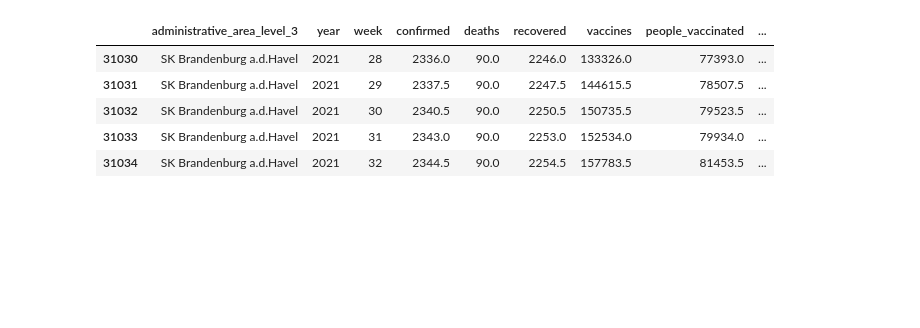
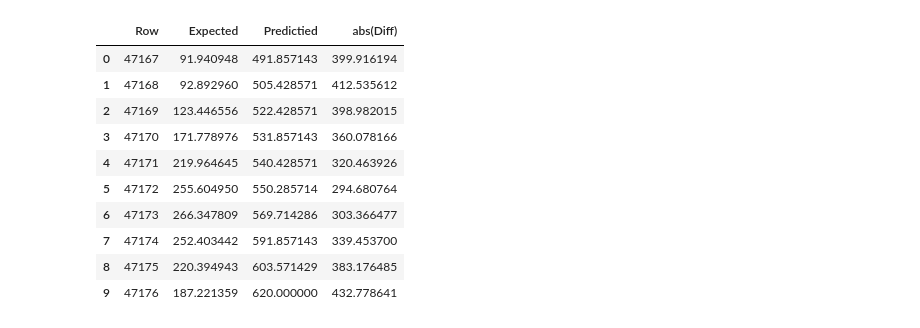
Before and after one commit to mario-dg/KI-Gruppe-03, a Jupyter notebook: network/lstm.ipynb, the cells around one changed output. Drawn from its saved outputs; the diff is of its cells as text; code cells hidden in the pictures; blank space fills up the shorter version.

Commit message:
current state of lstm

```diff
--- a/network/lstm.ipynb
+++ b/network/lstm.ipynb
@@ -21,5 +16,6 @@ Skipping registering GPU devices...
 # %%
-df_weekly = pd.read_csv('../data/clean/df_weekly.csv')
+# df_weekly = pd.read_csv('../data/clean/df_weekly.csv')
+df_weekly = pd.read_csv('../data/clean/df_weekly_incidence.csv')
 # %%
 data_admin_area = df_weekly.administrative_area_level_3.values
 # %%
@@ -244,19 +332,32 @@ WARNING:tensorflow:Layer lstm_3 will not use cuDNN kernels since it doesn't meet
 log_dir = "logs/fit/" + datetime.datetime.now().strftime("%Y%m%d-%H%M%S")
 tensorboard_callback = tf.keras.callbacks.TensorBoard(log_dir=log_dir, histogram_freq=1)
 
+
+class haltCallback(tf.keras.callbacks.Callback):
+    def on_epoch_end(self, epoch, logs={}):
+        stop_at = 0.03
+        if(logs.get('loss') <= stop_at):
+            print(f"\n\n\nReached {stop_at} loss value so cancelling training!\n\n\n")
+            self.model.stop_training = True
 
 
 ## Trainiere
 history = model.fit(
                     train_features_lstm,
                     train_target_lstm,
-                    epochs=50,
+                    epochs=3,
                     batch_size=32,
                     validation_data=(test_features_lstm, test_target_lstm),
-                    callbacks=[tensorboard_callback])
+                    callbacks=[
+                        tensorboard_callback,
+                        # haltCallback()
+                        tf.keras.callbacks.EarlyStopping(monitor='loss', patience=200),
+
+                        ])
 
 
 loss = model.evaluate(test_features_lstm, test_target_lstm)
 
+
 print('Test Loss:', loss)
 # %% [output]
@@ -294,31 +375,56 @@ array([0.08677858, 0.16065476, 0.08645905])
 # %%
+INDEX = 30
+TEST_INDEX_L = INDEX
+TEST_INDEX_H = INDEX+1
+val_features = test_features_lstm[TEST_INDEX_L:TEST_INDEX_H]
+val_target = test_target_lstm[TEST_INDEX_L:TEST_INDEX_H]
+
+prediction = model.predict(val_features)
+# prediction
+
+
+
 ## * IN Sequence  | Time Steps die nur reingegeben werden
 ## * OUT Sequence | Time Steps die vom Netzwerk predicted werden
 ## * TIME_STEPS_OUT, da die Prediction für zwei Zeitschritte aus der Prediction des letzen Val-Wertes und des ersten komplett unbekannten besteht.
 ## -> ÜBerscheiden sich am Ende
 start_test_data = train_size
 start_val_data = start_test_data +TEST_INDEX_L
-end_val_data = (TEST_INDEX_H-TEST_INDEX_L)*TIME_STEPS_IN -1
-end_prediciton_vals= TIME_STEPS_OUT-1
+end_val_data = (TEST_INDEX_H-TEST_INDEX_L)*TIME_STEPS_IN
+end_prediciton_vals= TIME_STEPS_OUT -1
 
-print("Val Input Features")
-display(df_weekly_adjusted.loc[start_val_data:start_val_data+end_val_data])
+
 
 
 ## zur Kontrolle: de-scalierte Features
 de_time_series_val_fatures = val_features.reshape((TEST_INDEX_H-TEST_INDEX_L)*TIME_STEPS_IN,N_FEATURES)
 de_scaled_val_features = feature_scaler.inverse_transform(de_time_series_val_fatures)
-## TODO: Heraus finden, warum hier immernoch die Zeile 32625 nimmt
 
 de_scaled_target_features = target_scaler.inverse_transform(val_target.reshape(-1,1)).reshape(-1)
 de_scaled_prediction = target_scaler.inverse_transform(prediction.reshape(-1,1)).reshape(-1)
+
+df_weekly_val = df_weekly_adjusted.iloc[start_val_data:start_val_data+end_val_data]
+
+except_taget_rows = df_weekly_adjusted.iloc[start_val_data+end_val_data-1:start_val_data+end_val_data+end_prediciton_vals]
+
+print(f"Prediction for: {TARGET_COLUMN}")
+values_is = except_taget_rows[TARGET_COLUMN].to_numpy()
+
+result_df = pd.DataFrame(data={
+    "Row":except_taget_rows.index.values,
+    "Expected":de_scaled_prediction,
+    "Predictied":values_is,
+    "abs(Diff)":abs(de_scaled_prediction -  values_is)})
+
+display(result_df)
+
+print("Val Expected Target")
+display(except_taget_rows)
+
+
+
 print("Kontrolle: de-skalierte Features:")
-print("  1.Zeile | confirmed: {}, recovered: {}".format(de_scaled_val_features[0,0],de_scaled_val_features[0,1]))
-print("  letze Zeile | deaths: {} ".format(de_scaled_target_features[0]))
-
-print("Val Excpedted Target")
-display(df_weekly_adjusted.loc[start_val_data+end_val_data:start_val_data+end_val_data+end_prediciton_vals])
-
-print("Prediction:")
-print("deaths: {} ".format(de_scaled_prediction)) # TODO: Warum kommen hier 5 Werte raus, wenn die OUT_STEPS = 1 sind
+print(" * Zeile {} | confirmed: {:.2f}, recovered: {:.2f}".format(df_weekly_val.index.values[0],de_scaled_val_features[0,0],de_scaled_val_features[0,1]))
+print("\nVal Input Features:")
+display(df_weekly_val)
 # %% [output]
@@ -326,6 +433,11 @@ Val Input Features
-|  | administrative_area_level_3 | year | week | confirmed | deaths | recovered | vaccines | people_vaccinated | ... |
-| 31030 | SK Brandenburg a.d.Havel | 2021 | 28 | 2336.0 | 90.0 | 2246.0 | 133326.0 | 77393.0 | ... |
-| 31031 | SK Brandenburg a.d.Havel | 2021 | 29 | 2337.5 | 90.0 | 2247.5 | 144615.5 | 78507.5 | ... |
-| 31032 | SK Brandenburg a.d.Havel | 2021 | 30 | 2340.5 | 90.0 | 2250.5 | 150735.5 | 79523.5 | ... |
-| 31033 | SK Brandenburg a.d.Havel | 2021 | 31 | 2343.0 | 90.0 | 2253.0 | 152534.0 | 79934.0 | ... |
-| 31034 | SK Brandenburg a.d.Havel | 2021 | 32 | 2344.5 | 90.0 | 2254.5 | 157783.5 | 81453.5 | ... |
+|  | Row | Expected | Predictied | abs(Diff) |
+| 0 | 47167 | 91.940948 | 491.857143 | 399.916194 |
+| 1 | 47168 | 92.892960 | 505.428571 | 412.535612 |
+| 2 | 47169 | 123.446556 | 522.428571 | 398.982015 |
+| 3 | 47170 | 171.778976 | 531.857143 | 360.078166 |
+| 4 | 47171 | 219.964645 | 540.428571 | 320.463926 |
+| 5 | 47172 | 255.604950 | 550.285714 | 294.680764 |
+| 6 | 47173 | 266.347809 | 569.714286 | 303.366477 |
+| 7 | 47174 | 252.403442 | 591.857143 | 339.453700 |
+| 8 | 47175 | 220.394943 | 603.571429 | 383.176485 |
+| 9 | 47176 | 187.221359 | 620.000000 | 432.778641 |
```
Also changed, not shown: parts of 22 cells of this notebook.
